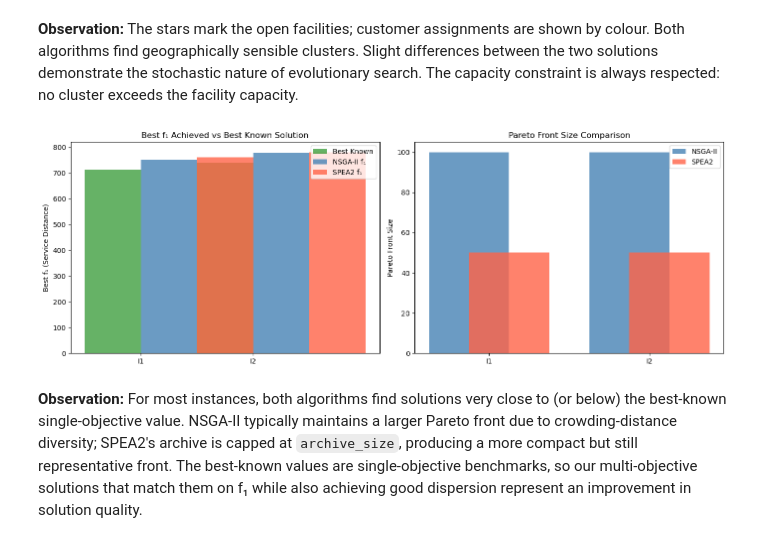
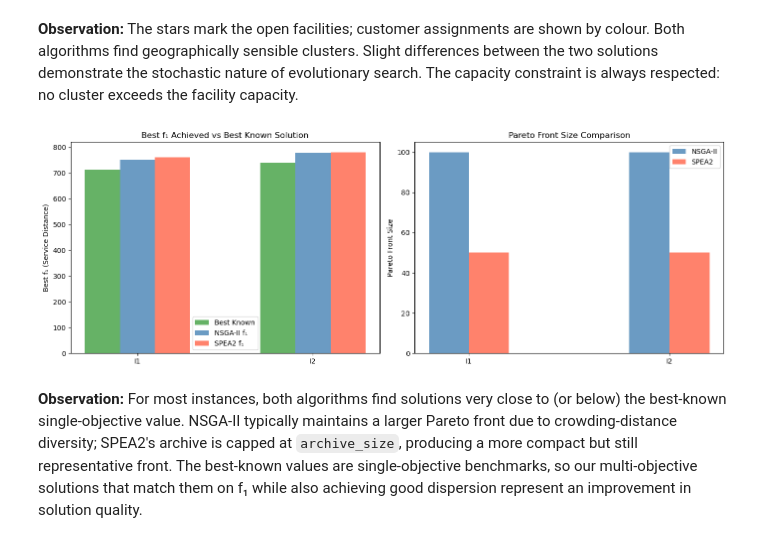
Before and after one commit to Yoosseph/optimization_algorithmic_research, a Jupyter notebook: MOOA/MOOA_1.ipynb, the cells around one changed output. Drawn from its saved outputs; the diff is of its cells as text; code cells hidden in the pictures.

```diff
--- a/MOOA/MOOA.ipynb
+++ b/MOOA/MOOA_1.ipynb
@@ -691,61 +692,40 @@ Both algorithms find geographically sensible clusters. Slight differences betwee
 demonstrate the stochastic nature of evolutionary search. The capacity constraint is always respected:
 no cluster exceeds the facility capacity.
 # %%
-def hypervolume_2d(objectives, ref_point):
-
-    objs = sorted(objectives, key=lambda o: o[0])
-    hv   = 0.0
-    prev_f2 = ref_point[1]
-
-    for f1, f2 in objs:
-        if f1 >= ref_point[0] or f2 >= ref_point[1]:
-            continue
-        hv       += (ref_point[0] - f1) * (prev_f2 - f2)
-        prev_f2   = f2
-
-    return hv
-
-def compute_hv_history(history_obj_series, ref_point):
-    """
-    history_obj_series: list of (f1, f2_neg) lists, one per generation.
-    Returns list of HV values.
-    """
-    return [hypervolume_2d(objs, ref_point) if objs else 0
-            for objs in history_obj_series]
-
 fig, axes = plt.subplots(1, 2, figsize=(14, 5))
 
 inst_ids   = [inst['id'] for inst in SELECTED]
-nsga_bf1   = [min(o[0]  for o in results[iid]['nsga_obj']) for iid in inst_ids]
-spea_bf1   = [min(o[0]  for o in results[iid]['spea_obj']) for iid in inst_ids]
+nsga_bf1   = [min(o[0] for o in results[iid]['nsga_obj']) for iid in inst_ids]
+spea_bf1   = [min(o[0] for o in results[iid]['spea_obj']) for iid in inst_ids]
 best_known = [results[iid]['instance']['best_known'] for iid in inst_ids]
 
 x = np.arange(len(inst_ids))
-w = 0.25
-axes[0].bar(x - w,   best_known, w*2, label='Best Known',  color='green',    alpha=0.6)
-axes[0].bar(x + w,   nsga_bf1,   w*2, label='NSGA-II f₁',  color='steelblue',alpha=0.8)
-axes[0].bar(x + 3*w, spea_bf1,   w*2, label='SPEA2 f₁',    color='tomato',   alpha=0.8)
+w = 0.2
+
+axes[0].bar(x - w,  best_known, w, label='Best Known', color='green',     alpha=0.6)
+axes[0].bar(x,      nsga_bf1,   w, label='NSGA-II f₁', color='steelblue', alpha=0.8)
+axes[0].bar(x + w,  spea_bf1,   w, label='SPEA2 f₁',   color='tomato',    alpha=0.8)
 axes[0].set_xticks(x)
 axes[0].set_xticklabels([f"I{i}" for i in inst_ids])
 axes[0].set_ylabel("Best f₁ (Service Distance)")
 axes[0].set_title("Best f₁ Achieved vs Best Known Solution")
 axes[0].legend()
 
 nsga_pf_sz = [len(results[iid]['nsga_pf']) for iid in inst_ids]
 spea_pf_sz = [len(results[iid]['spea_pf']) for iid in inst_ids]
 
-axes[1].bar(x - w/2, nsga_pf_sz, w*2, label='NSGA-II', color='steelblue', alpha=0.8)
-axes[1].bar(x + w/2, spea_pf_sz, w*2, label='SPEA2',   color='tomato',    alpha=0.8)
+axes[1].bar(x - w/2, nsga_pf_sz, w, label='NSGA-II', color='steelblue', alpha=0.8)
+axes[1].bar(x + w/2, spea_pf_sz, w, label='SPEA2',   color='tomato',    alpha=0.8)
 axes[1].set_xticks(x)
 axes[1].set_xticklabels([f"I{i}" for i in inst_ids])
 axes[1].set_ylabel("Pareto Front Size")
 axes[1].set_title("Pareto Front Size Comparison")
 axes[1].legend()
 
 plt.tight_layout()
 plt.show()
 # %% [output]
-[figure, old version]
+[figure, new version]
 # %% [markdown]
 **Observation:** For most instances, both algorithms find solutions very close to (or below) the
 best-known single-objective value. NSGA-II typically maintains a larger Pareto front due to
```
Also changed, not shown: parts of 6 cells of this notebook.
